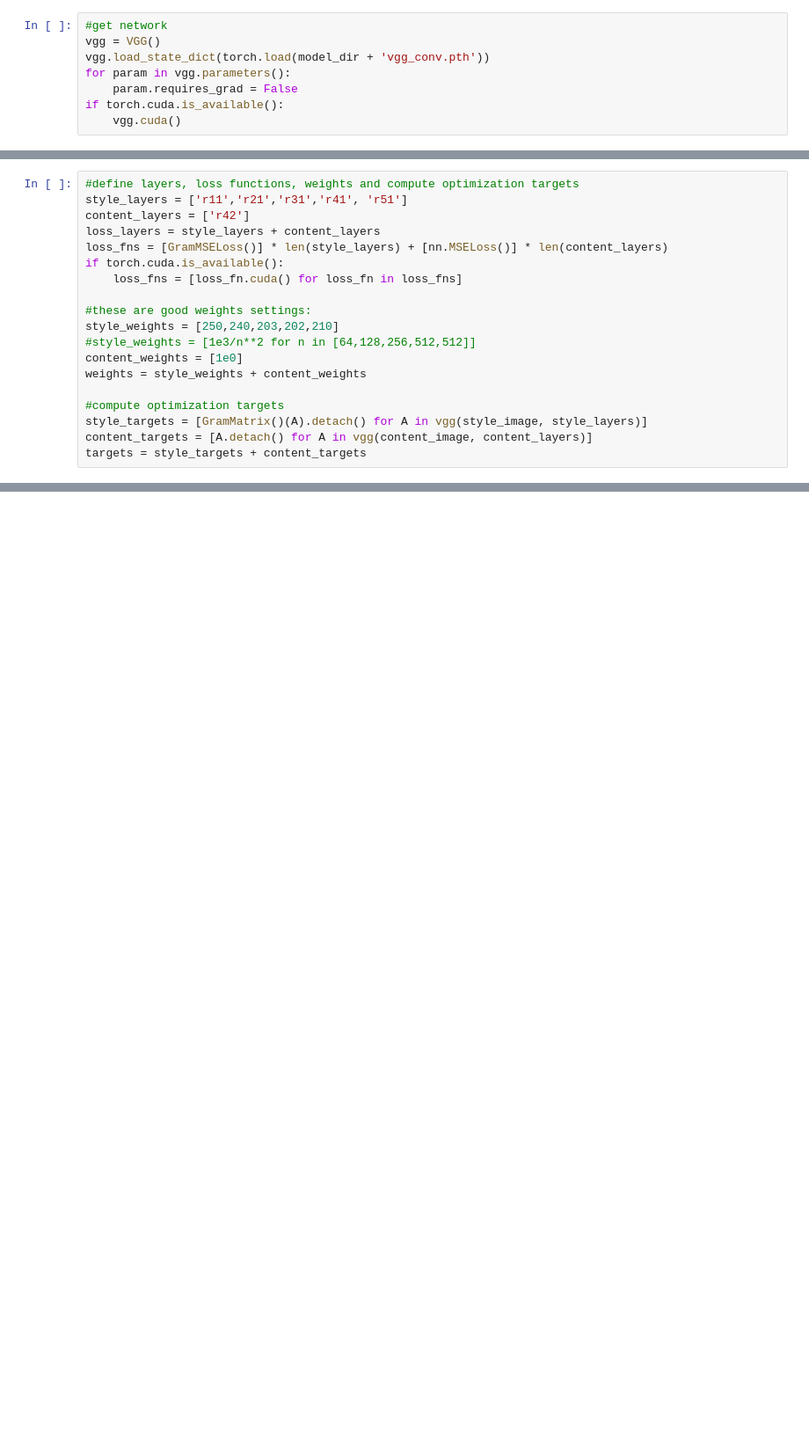
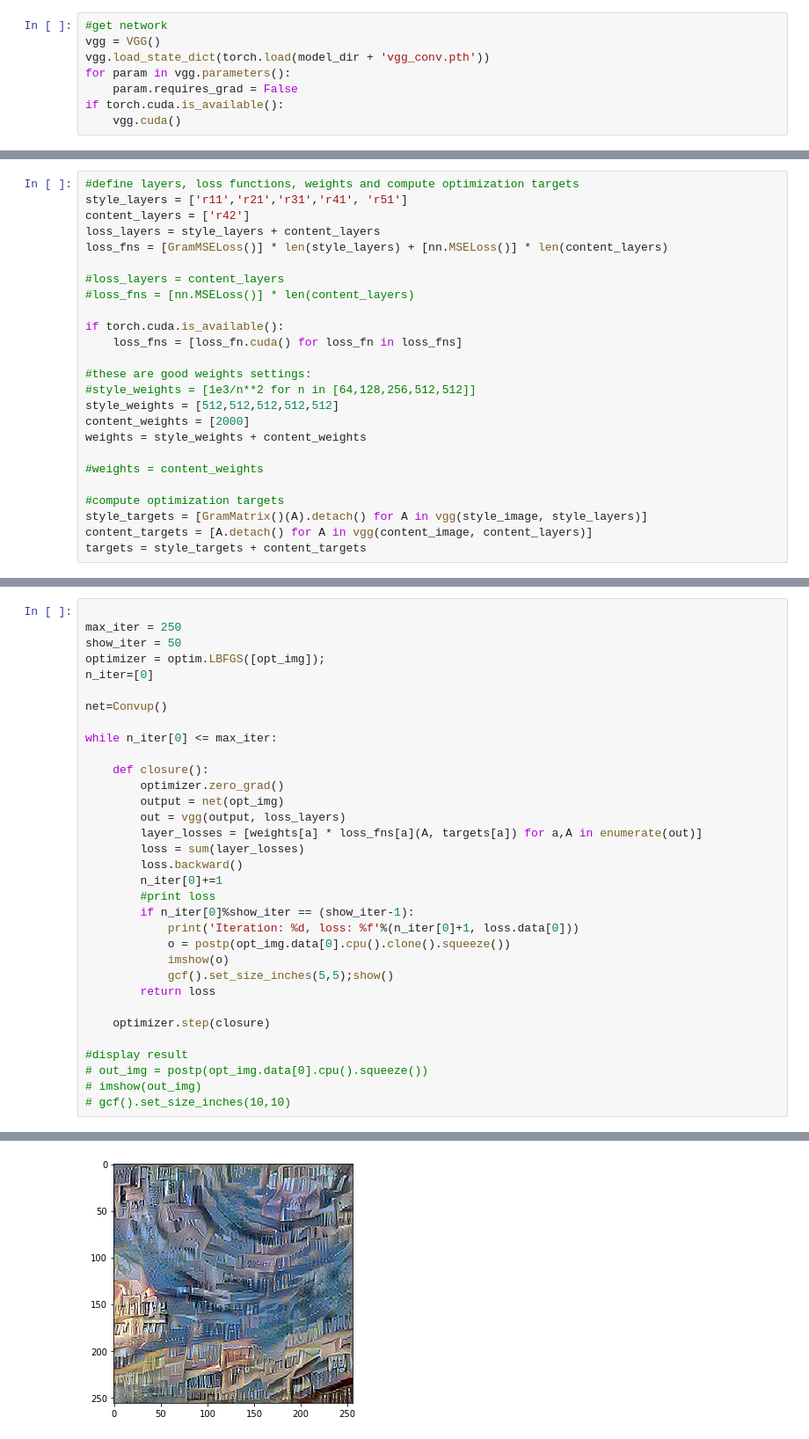
Before and after one commit to Maitreyapatel/Style-Transfere-using-GAN, a Jupyter notebook: gan.ipynb, the cells around one changed output, grey strips where cells are left out. Shown at 88% size. Saved outputs shown, nothing was run; the diff lists cells and outputs as text; blank space fills up the shorter version.

```diff
--- a/gan.ipynb
+++ b/gan.ipynb
@@ -150,14 +169,20 @@ style_layers = ['r11','r21','r31','r41', 'r51']
 content_layers = ['r42']
 loss_layers = style_layers + content_layers
 loss_fns = [GramMSELoss()] * len(style_layers) + [nn.MSELoss()] * len(content_layers)
+
+#loss_layers = content_layers
+#loss_fns = [nn.MSELoss()] * len(content_layers)
+
 if torch.cuda.is_available():
     loss_fns = [loss_fn.cuda() for loss_fn in loss_fns]
 
 #these are good weights settings:
-style_weights = [250,240,203,202,210]
 #style_weights = [1e3/n**2 for n in [64,128,256,512,512]]
-content_weights = [1e0]
+style_weights = [512,512,512,512,512]
+content_weights = [2000]
 weights = style_weights + content_weights
+
+#weights = content_weights
 
 #compute optimization targets
 style_targets = [GramMatrix()(A).detach() for A in vgg(style_image, style_layers)]
@@ -165,0 +351,34 @@ targets = style_targets + content_targets
+# %%
+
+max_iter = 250
+show_iter = 50
+optimizer = optim.LBFGS([opt_img]);
+n_iter=[0]
+
+net=Convup()
+
+while n_iter[0] <= max_iter:
+
+    def closure():
+        optimizer.zero_grad()
+        output = net(opt_img)
+        out = vgg(output, loss_layers)
+        layer_losses = [weights[a] * loss_fns[a](A, targets[a]) for a,A in enumerate(out)]
+        loss = sum(layer_losses)
+        loss.backward()
+        n_iter[0]+=1
+        #print loss
+        if n_iter[0]%show_iter == (show_iter-1):
+            print('Iteration: %d, loss: %f'%(n_iter[0]+1, loss.data[0]))
+            o = postp(opt_img.data[0].cpu().clone().squeeze())
+            imshow(o)
+            gcf().set_size_inches(5,5);show()
+        return loss
+
+    optimizer.step(closure)
+
+#display result
+# out_img = postp(opt_img.data[0].cpu().squeeze())
+# imshow(out_img)
+# gcf().set_size_inches(10,10)
+# %% [output]
@@ -165,0 +386 @@ targets = style_targets + content_targets
+[figure, added]
```
Also changed, not shown: parts of 12 cells of this notebook.
